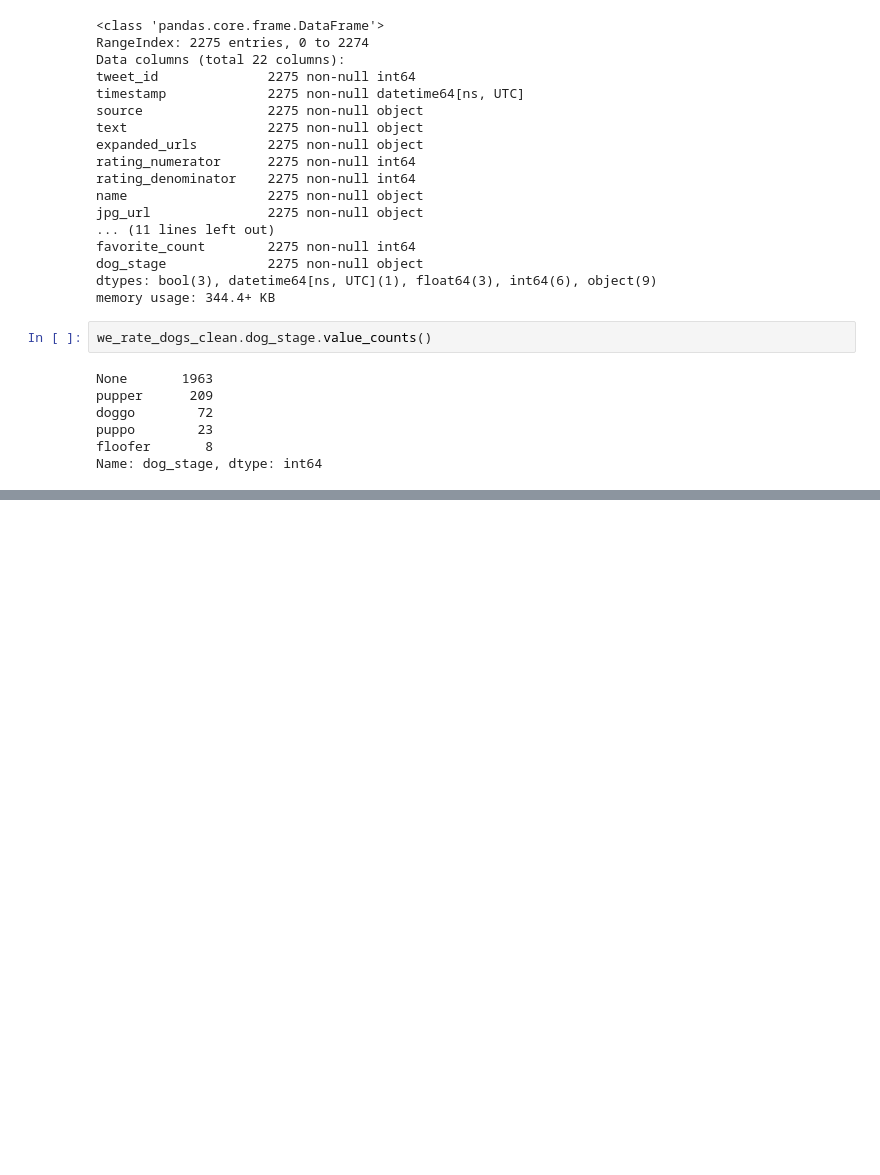
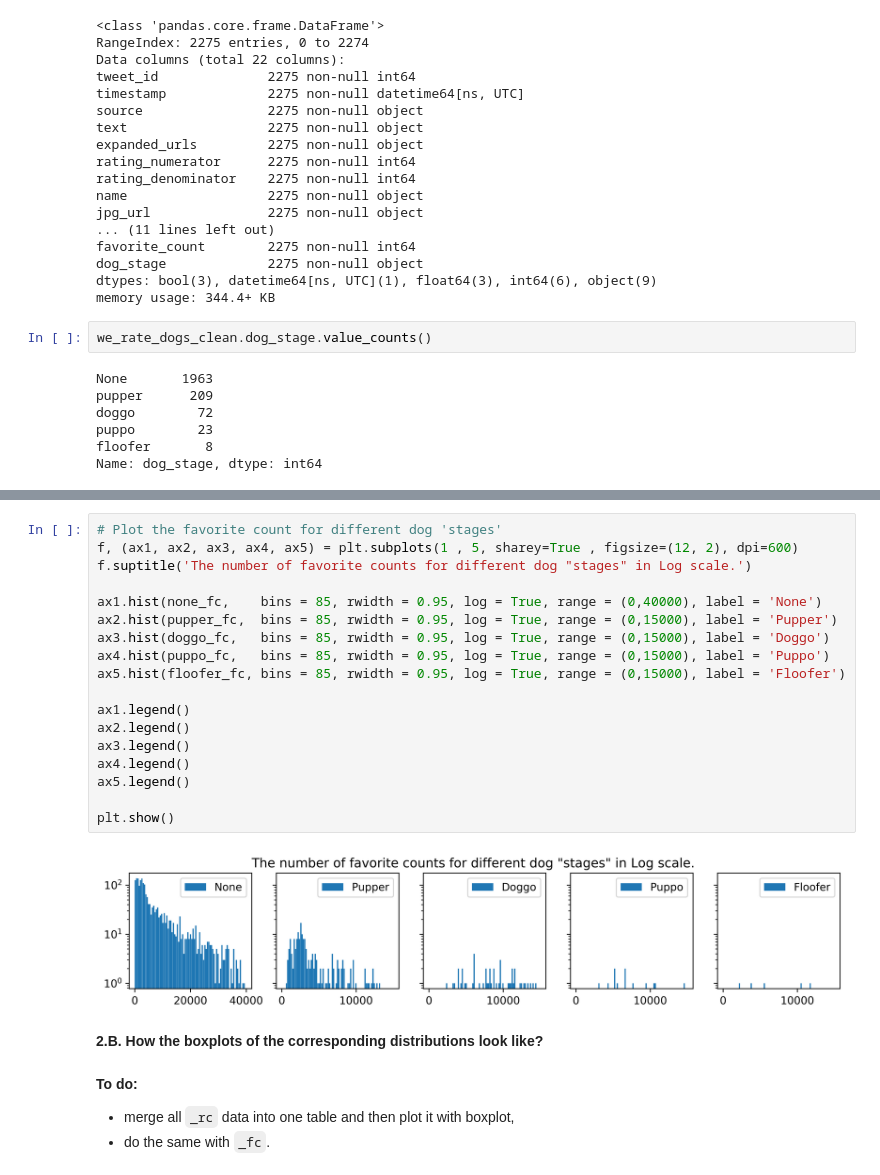
Before and after one commit to viktor-begun/Data_Analyst_Data-Wrangling, a Jupyter notebook: wrangle_act.ipynb, the cells around one changed output, grey strips where cells are left out. Drawn from its saved outputs; the diff is of its cells as text; blank space fills up the shorter version.

```diff
--- a/wrangle_act.ipynb
+++ b/wrangle_act.ipynb
@@ -1017,0 +1285,26 @@ Name: dog_stage, dtype: int64
+# %%
+# Plot the favorite count for different dog 'stages'
+f, (ax1, ax2, ax3, ax4, ax5) = plt.subplots(1 , 5, sharey=True , figsize=(12, 2), dpi=600)
+f.suptitle('The number of favorite counts for different dog "stages" in Log scale.')
+
+ax1.hist(none_fc,    bins = 85, rwidth = 0.95, log = True, range = (0,40000), label = 'None')
+ax2.hist(pupper_fc,  bins = 85, rwidth = 0.95, log = True, range = (0,15000), label = 'Pupper')
+ax3.hist(doggo_fc,   bins = 85, rwidth = 0.95, log = True, range = (0,15000), label = 'Doggo')
+ax4.hist(puppo_fc,   bins = 85, rwidth = 0.95, log = True, range = (0,15000), label = 'Puppo')
+ax5.hist(floofer_fc, bins = 85, rwidth = 0.95, log = True, range = (0,15000), label = 'Floofer')
+
+ax1.legend()
+ax2.legend()
+ax3.legend()
+ax4.legend()
+ax5.legend()
+
+plt.show()
+# %% [output]
+[figure, added]
+# %% [markdown]
+**2.B. How the boxplots of the corresponding distributions look like?**
+# %% [markdown]
+**To do:**
+- merge all `_rc` data into one table and then plot it with boxplot,
+- do the same with `_fc`.
```
Also changed, not shown: parts of 49 cells of this notebook.
